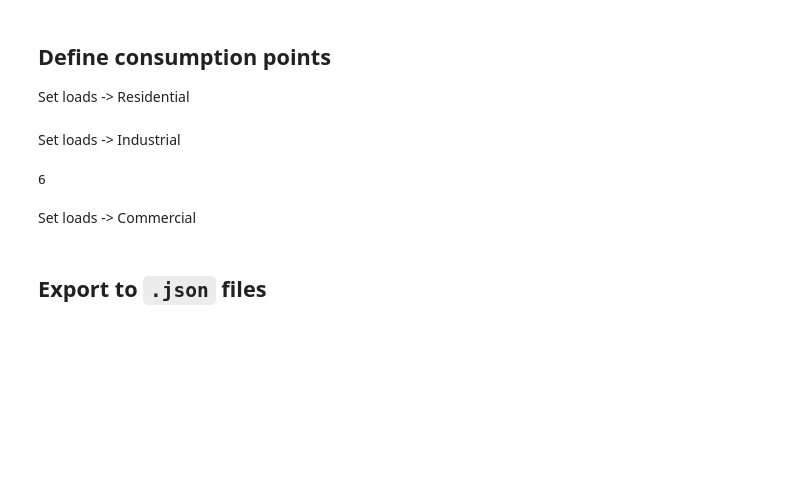
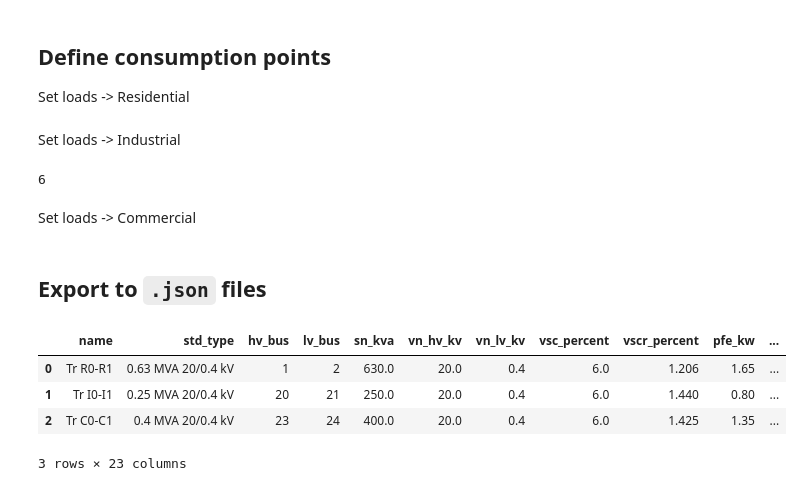
Before and after one commit to IntegrCiTy/DemoDeployICT, a Jupyter notebook: PowerGridModel.ipynb, the cells around one changed output. Saved outputs shown, nothing was run; the diff lists cells and outputs as text; code cells hidden in the pictures; blank space fills up the shorter version.

```diff
--- a/PowerGridModel.ipynb
+++ b/PowerGridModel.ipynb
@@ -173,3 +173,11 @@ net.trafo.to_json(os.path.join(data_folder, "trafo.json"))
 net.switch.to_json(os.path.join(data_folder, "switch.json"))
 net.ext_grid.to_json(os.path.join(data_folder, "ext_grid.json"))
 net.load.to_json(os.path.join(data_folder, "load.json"))
+# %%
+net.trafo
+# %% [output]
+|  | name | std_type | hv_bus | lv_bus | sn_kva | vn_hv_kv | vn_lv_kv | vsc_percent | vscr_percent | pfe_kw | ... |
+| 0 | Tr R0-R1 | 0.63 MVA 20/0.4 kV | 1 | 2 | 630.0 | 20.0 | 0.4 | 6.0 | 1.206 | 1.65 | ... |
+| 1 | Tr I0-I1 | 0.25 MVA 20/0.4 kV | 20 | 21 | 250.0 | 20.0 | 0.4 | 6.0 | 1.440 | 0.80 | ... |
+| 2 | Tr C0-C1 | 0.4 MVA 20/0.4 kV | 23 | 24 | 400.0 | 20.0 | 0.4 | 6.0 | 1.425 | 1.35 | ... |
+3 rows × 23 columns
```
Also changed, not shown: 8 other files.
